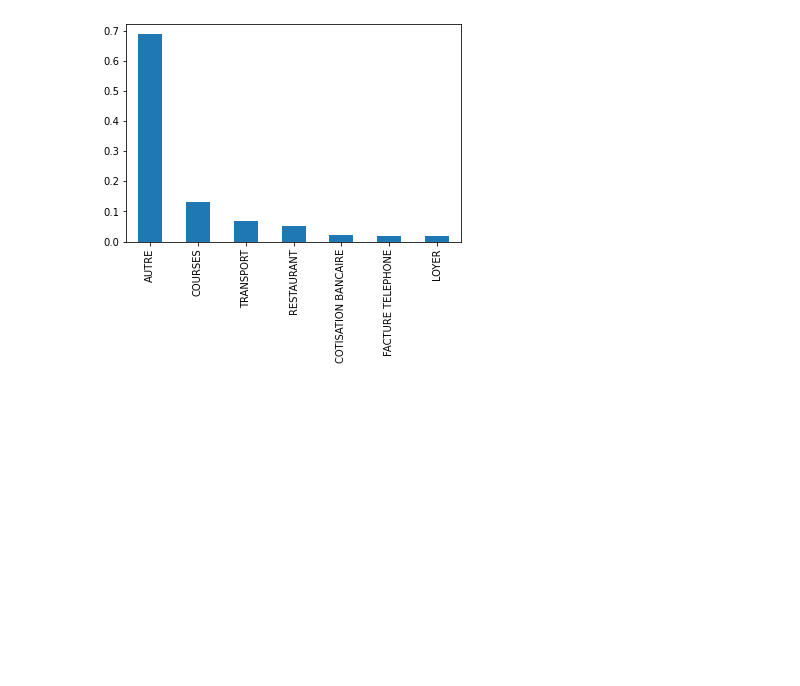
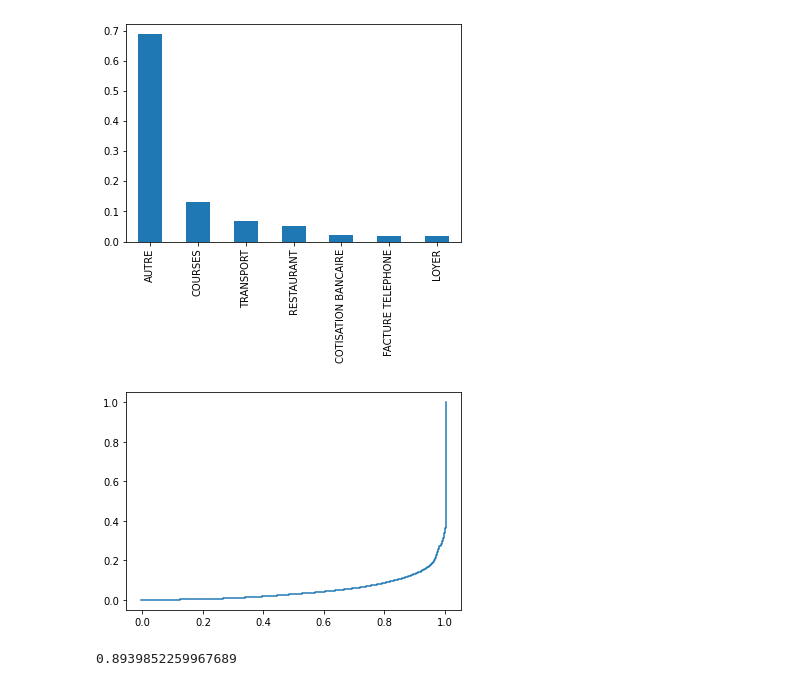
Before and after one commit to Charlot-DEDJINOU/Data-scientist, a Jupyter notebook: Nettoyez et analysez votre jeu de données/Représentez vos variables.ipynb, the cells around one changed output. Drawn from its saved outputs; the diff is of its cells as text; code cells hidden in the pictures; blank space fills up the shorter version.

Commit message:
La courbe de Lorenz

```diff
--- a/Nettoyez et analysez votre jeu de données/Représentez vos variables.ipynb
+++ b/Nettoyez et analysez votre jeu de données/Représentez vos variables.ipynb
@@ -85,3 +83,29 @@ plt.show()
 # %% [output]
 [figure]
 [figure]
+# %%
+#La courbe de Lorenz
+import numpy as np
+
+depenses = data[data['montant'] < 0]
+
+dep = -depenses['montant'].values
+
+n = len(dep)
+lorenz = np.cumsum(np.sort(dep)) / dep.sum()
+lorenz = np.append([0],lorenz) # La courbe de Lorenz commence à 0
+
+xaxis = np.linspace(0-1/n,1+1/n,n+1) #Il y a un segment de taille n pour chaque individu, plus 1 segment supplémentaire d'ordonnée 0. Le premier segment commence à 0-1/n, et le dernier termine à 1+1/n.
+plt.plot(xaxis,lorenz,drawstyle='steps-post')
+plt.show()
+# %% [output]
+[figure, added]
+# %%
+#l'indice de gini
+
+AUC = (lorenz.sum() -lorenz[-1]/2 -lorenz[0]/2)/n # Surface sous la courbe de Lorenz. Le premier segment (lorenz[0]) est à moitié en dessous de 0, on le coupe donc en 2, on fait de même pour le dernier segment lorenz[-1] qui est à moitié au dessus de 1.
+S = 0.5 - AUC # surface entre la première bissectrice et le courbe de Lorenz
+gini = 2*S
+gini
+# %% [output]
+0.8939852259967689
```
Also changed, not shown: parts of 1 cell of this notebook, 1 other file.
